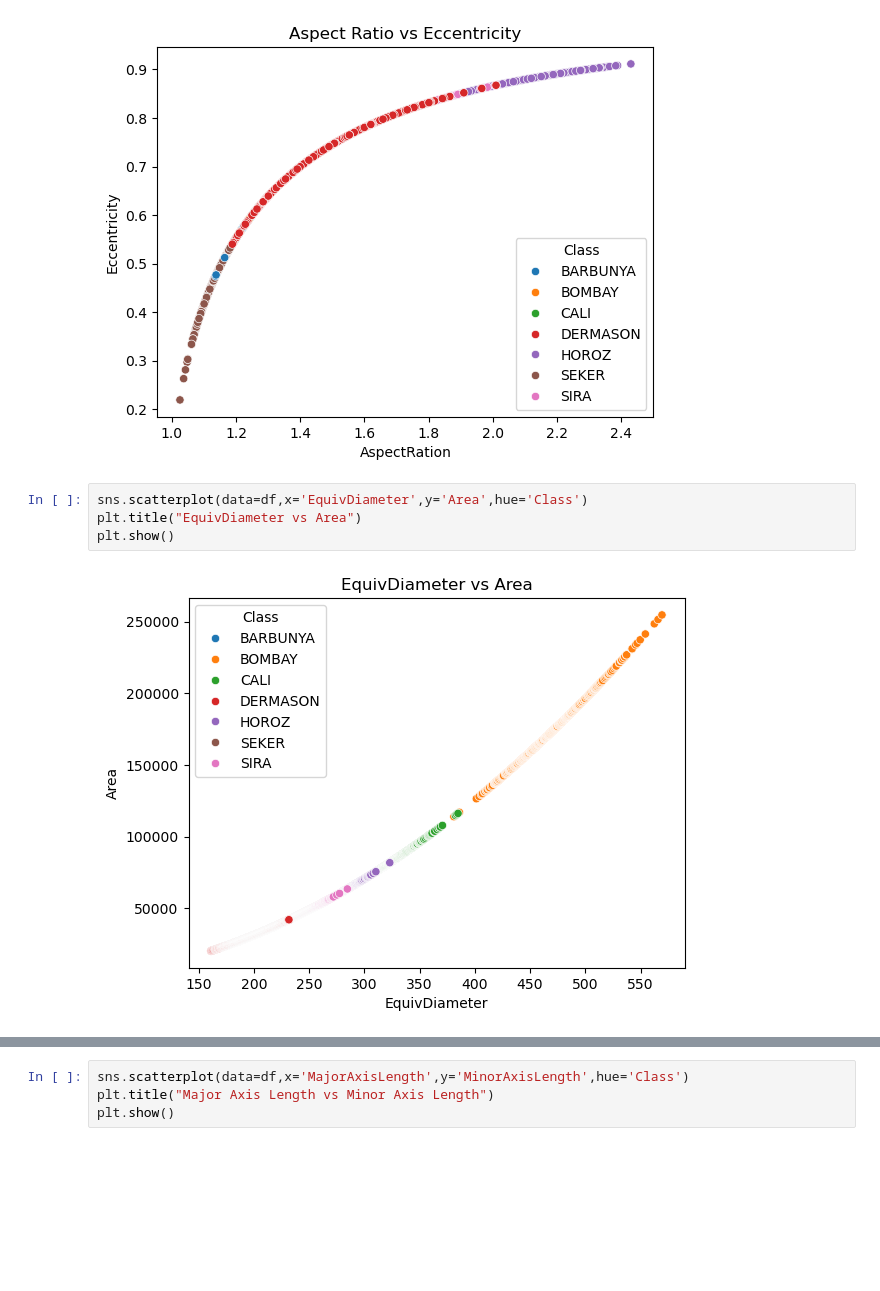
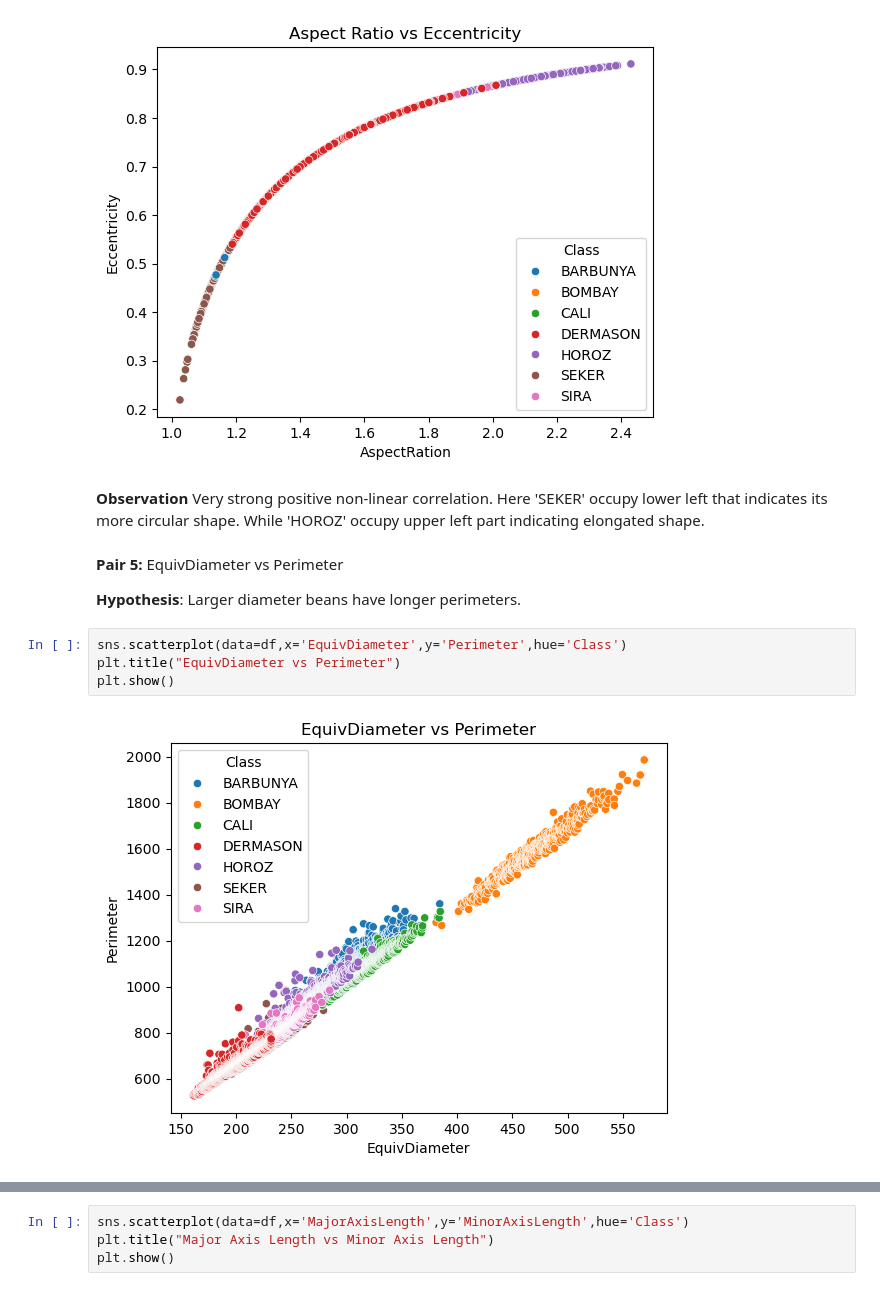
Before and after one commit to shivbhosale2006/machine-learning-dry-bean-dataset, a Jupyter notebook: assignment2_1.ipynb, the cells around one changed output, grey strips where cells are left out. Drawn from its saved outputs; the diff is of its cells as text; blank space fills up the shorter version.

```diff
--- a/assignment2_1.ipynb
+++ b/assignment2_1.ipynb
@@ -467,9 +463,16 @@ plt.title("Aspect Ratio vs Eccentricity")
 plt.show()
 # %% [output]
 [figure]
+# %% [markdown]
+**Observation**
+Very strong positive non-linear correlation. Here 'SEKER' occupy lower left that indicates its more circular shape. While 'HOROZ' occupy upper left part indicating elongated shape.
+# %% [markdown]
+**Pair 5:** EquivDiameter vs Perimeter
+
+**Hypothesis**: Larger diameter beans have longer perimeters.
 # %%
-sns.scatterplot(data=df,x='EquivDiameter',y='Area',hue='Class')
-plt.title("EquivDiameter vs Area")
+sns.scatterplot(data=df,x='EquivDiameter',y='Perimeter',hue='Class')
+plt.title("EquivDiameter vs Perimeter")
 plt.show()
 # %% [output]
-[figure, old version]
+[figure, new version]
```
Also changed, not shown: parts of 43 cells of this notebook.
